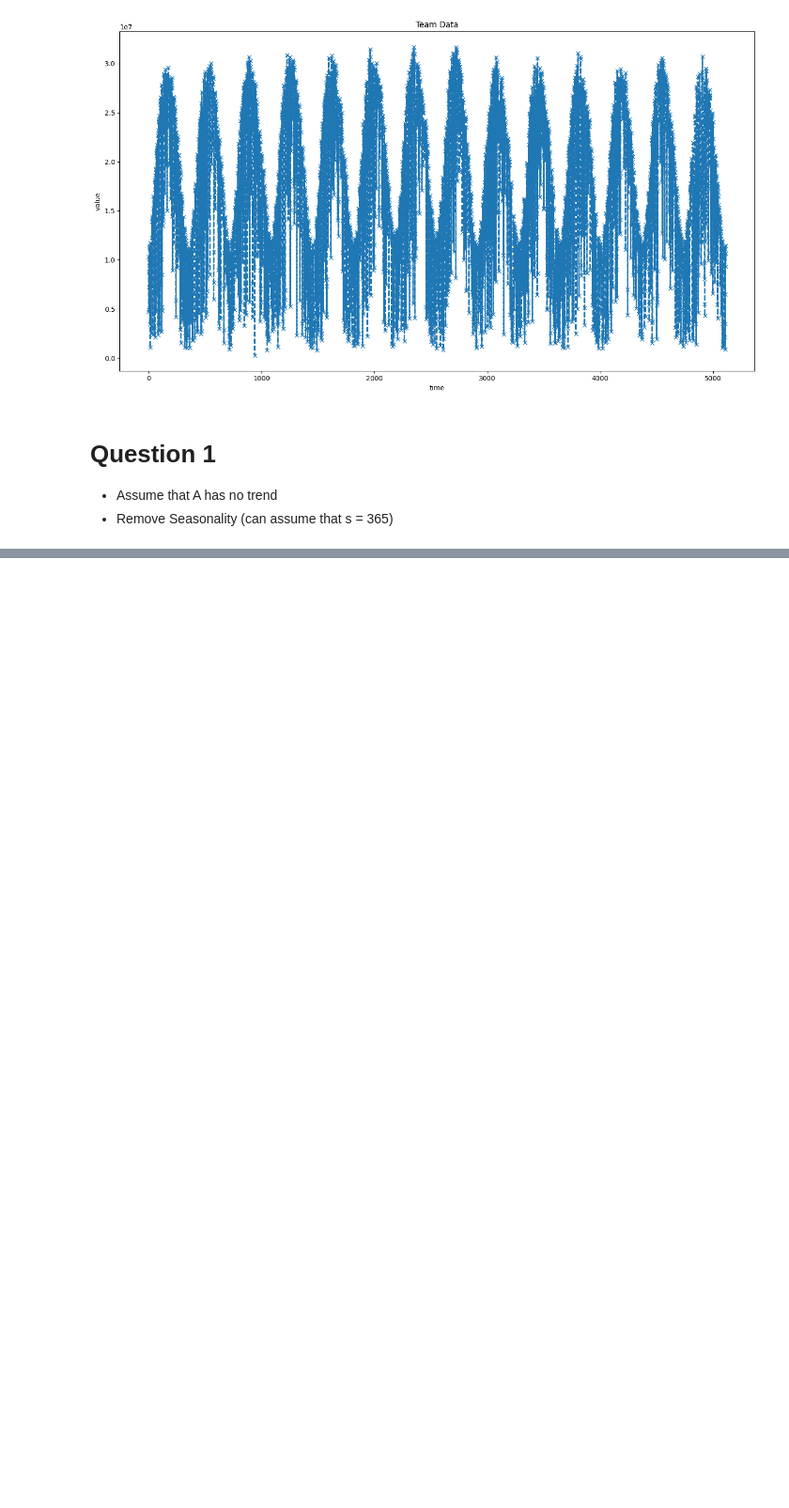
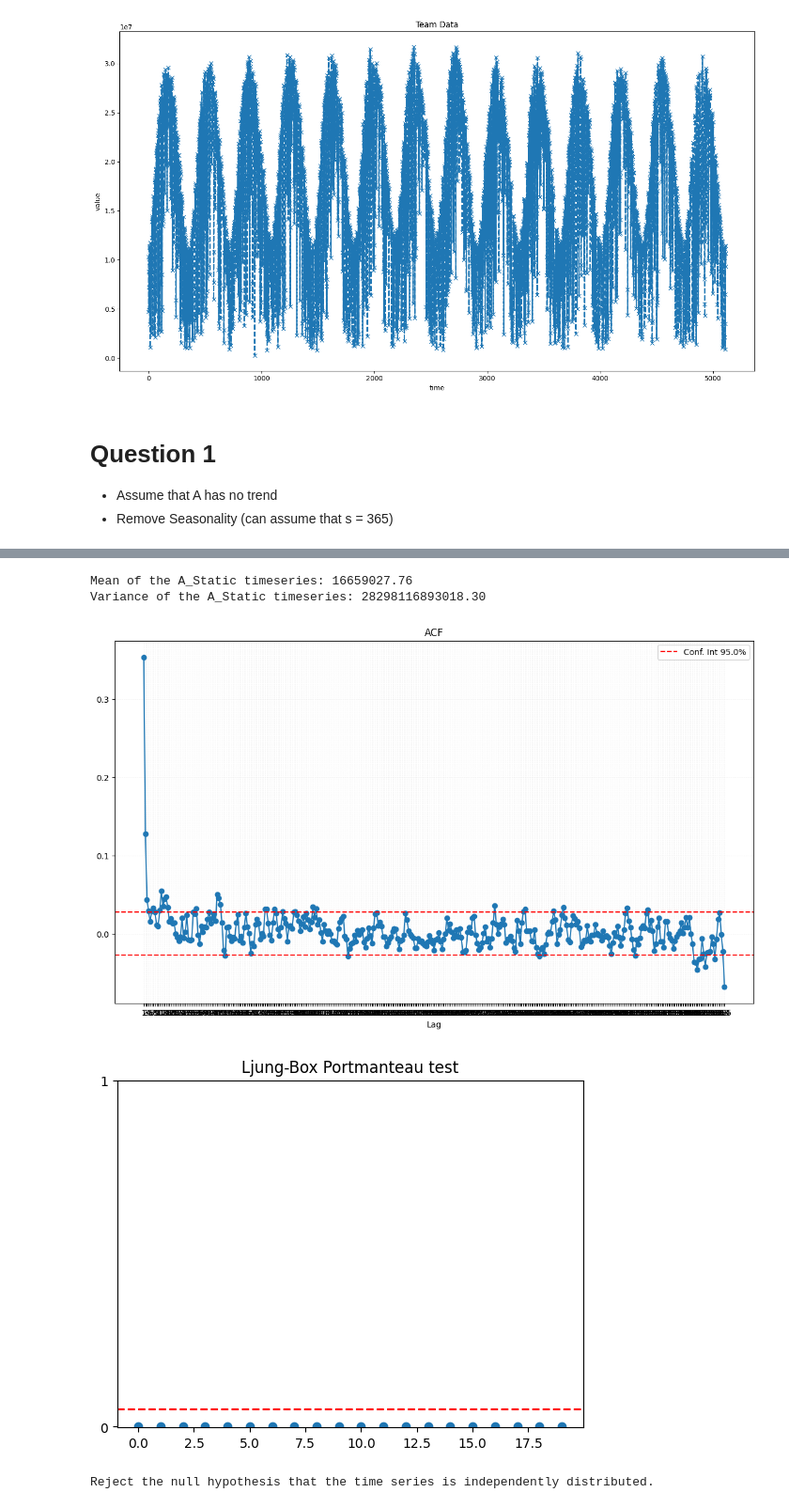
Before and after one commit to kounsolas/TimeSeriesProject, a Jupyter notebook: project.ipynb, the cells around one changed output, grey strips where cells are left out. Shown at 94% size. Cells and saved outputs as stored; diff of their text form; code cells hidden in the pictures; blank space fills up the shorter version.

```diff
--- a/project.ipynb
+++ b/project.ipynb
@@ -121,0 +252,23 @@ plt.show()
+# %%
+# Check the mean
+print(f"Mean of the A_Static timeseries: {np.mean(A_static):.2f}")
+
+# Check the variance
+print(f"Variance of the A_Static timeseries: {np.var(A_static):.2f}")
+
+# Check the autocorrelation
+acfV = get_acf(A_static, lags=365, alpha=0.05, show=True)
+
+#Check the portmanteau test
+ljung_val, ljung_pval = portmanteau_test(A_static, maxtau=20, show=True)
+
+if np.any(ljung_pval < 0.05):
+    print(f"Reject the null hypothesis that the time series is independently distributed.")
+else:
+    print(f"Accept the null hypothesis that the time series is independently distributed.")
+# %% [output]
+Mean of the A_Static timeseries: 16659027.76
+Variance of the A_Static timeseries: 28298116893018.30
+[figure, added]
+[figure, added]
+Reject the null hypothesis that the time series is independently distributed.
```
Also changed, not shown: parts of 8 cells of this notebook.
